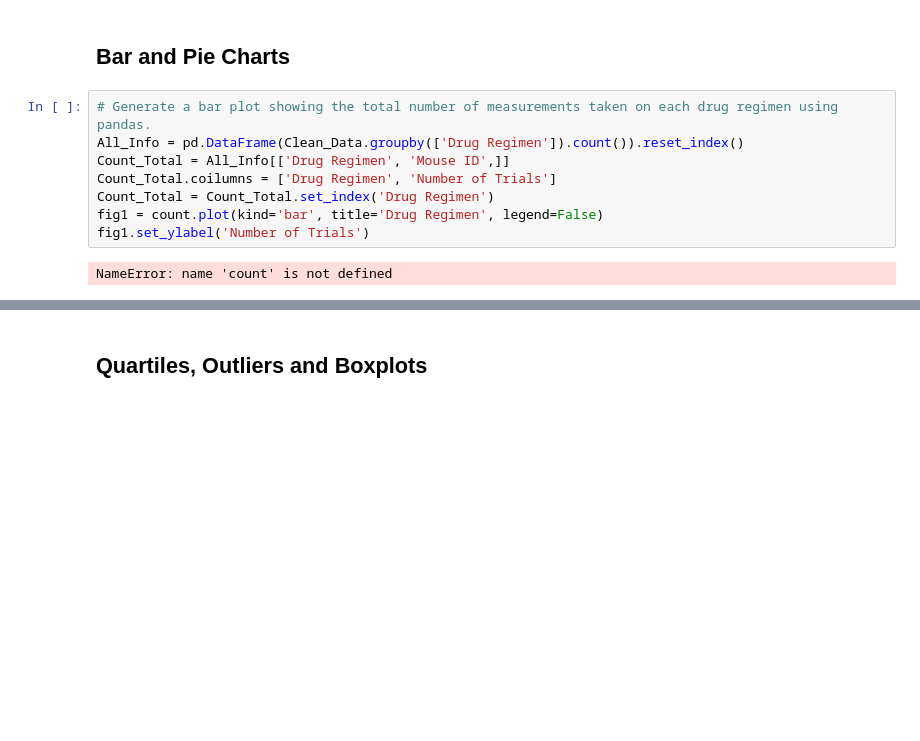
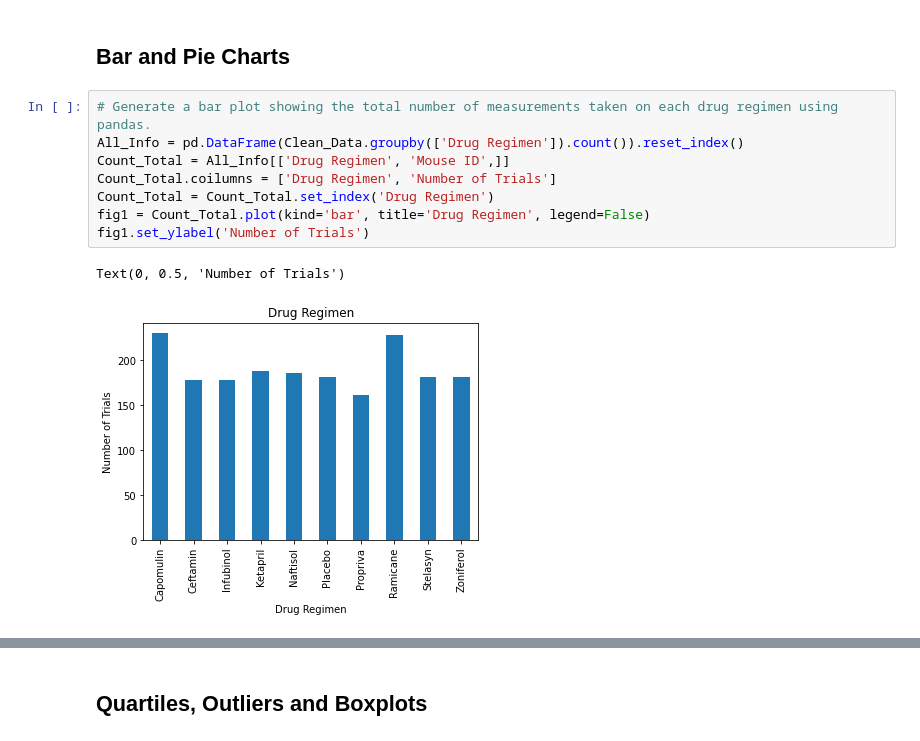
Before and after one commit to BrookAnn/Matplotlib_Homework, a Jupyter notebook: Pymaceuticals/pymaceuticals_starter.ipynb, the cells around one changed output, grey strips where cells are left out. Cells and saved outputs as stored; diff of their text form; blank space fills up the shorter version.

```diff
--- a/Pymaceuticals/pymaceuticals_starter.ipynb
+++ b/Pymaceuticals/pymaceuticals_starter.ipynb
@@ -119,12 +132,13 @@ Aggregation
 # %%
 # Generate a bar plot showing the total number of measurements taken on each drug regimen using pandas.
 All_Info = pd.DataFrame(Clean_Data.groupby(['Drug Regimen']).count()).reset_index()
 Count_Total = All_Info[['Drug Regimen', 'Mouse ID',]]
 Count_Total.coilumns = ['Drug Regimen', 'Number of Trials']
 Count_Total = Count_Total.set_index('Drug Regimen')
-fig1 = count.plot(kind='bar', title='Drug Regimen', legend=False)
+fig1 = Count_Total.plot(kind='bar', title='Drug Regimen', legend=False)
 fig1.set_ylabel('Number of Trials')
 # %% [output]
-NameError: name 'count' is not defined
+Text(0, 0.5, 'Number of Trials')
+[figure, added]
 # %%
 # Generate a bar plot showing the total number of measurements taken on each drug regimen using pyplot.
```
Also changed, not shown: parts of 5 cells of this notebook.
